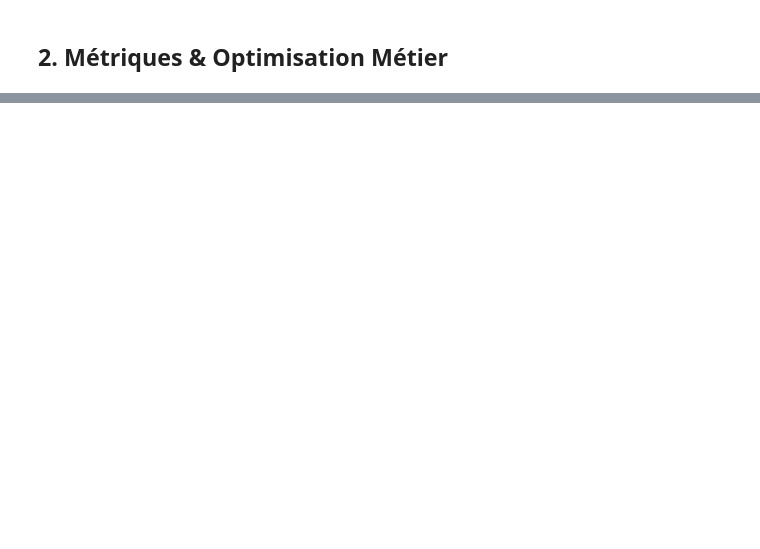
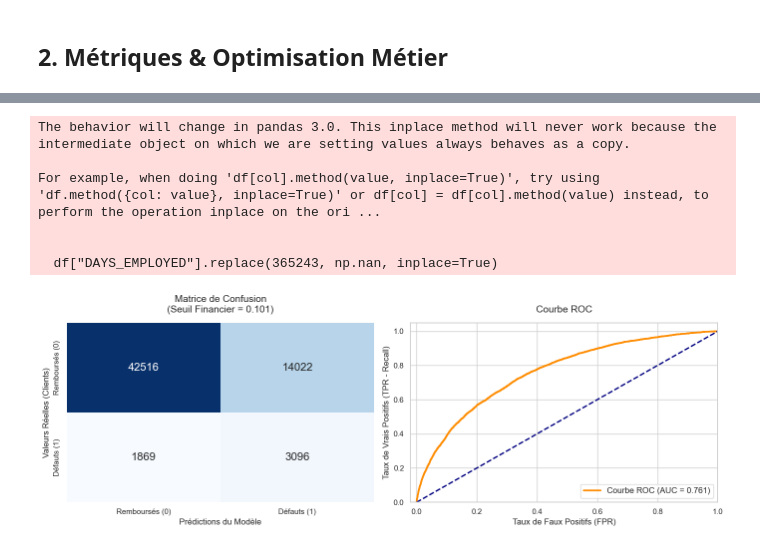
Before and after one commit to richardhugou/Projet-8, a Jupyter notebook: scripts/00_verify_exported_model.ipynb, the cells around one changed output, grey strips where cells are left out. Cells and saved outputs as stored; diff of their text form; code cells hidden in the pictures; blank space fills up the shorter version.

Commit message:
j'ai oublié de commit... Refaire le modèle pour qu'il soit fit par optuna avec les 50 paramètres, pas aussi bon qu'en P6, mais c'est valable

```diff
--- a/scripts/00_verify_exported_model.ipynb
+++ b/scripts/00_verify_exported_model.ipynb
@@ -27,0 +56,77 @@ print(f"Precision : {metrics['precision']:.4f}")
+# %%
+import pandas as pd
+import numpy as np
+import matplotlib.pyplot as plt
+import seaborn as sns
+from sklearn.metrics import roc_curve, auc, confusion_matrix
+from sklearn.model_selection import train_test_split
+import re
+
+# 1. On recharge les mêmes données de validation
+DATA_PATH = "../internal_doc/Projet 6/Projet+Mise+en+prod+-+home-credit-default-risk/application_train.csv"
+df = pd.read_csv(DATA_PATH)
+
+# Feature Engineering Rapide (Identique à l'entrainement)
+df["DAYS_EMPLOYED"].replace(365243, np.nan, inplace=True)
+df["DAYS_EMPLOYED_PERCENT"] =  df["DAYS_EMPLOYED"] / df["DAYS_BIRTH"]
+df["YEARS_EMPLOYED"] = df["DAYS_EMPLOYED"] / -365
+df["YEARS_BIRTH"] = df["DAYS_BIRTH"] / -365
+df["CREDIT_INCOME_PERCENT"] = df["AMT_CREDIT"] / df["AMT_INCOME_TOTAL"]
+df["ANNUITY_INCOME_PERCENT"] = df["AMT_ANNUITY"] / df["AMT_INCOME_TOTAL"]
+df["CREDIT_TERM"] = df["AMT_ANNUITY"] / df["AMT_CREDIT"]
+
+y = df["TARGET"]
+X = df.drop(columns=["TARGET", "SK_ID_CURR"])
+
+# Encodage One-hot & Nettoyage Noms
+cat_columns = X.select_dtypes(include=["object"]).columns.tolist()
+X = pd.get_dummies(X, columns=cat_columns, drop_first=True)
+X = X.rename(columns=lambda x: re.sub('[^A-Za-z0-9_]+', '', x))
+
+# SPLIT IDENTIQUE (Seed 42)
+_, X_val, _, y_val = train_test_split(X, y, test_size=0.2, random_state=42, stratify=y)
+
+# On filtre uniquement sur les Top features de l'Artefact
+X_val_top = X_val[artefact["features"]]
+
+# 2. Prédiction via l'Artefact
+X_val_imp = artefact["imputer"].transform(X_val_top)
+y_proba = artefact["model"].predict_proba(X_val_imp)[:, 1]
+best_t = artefact["metrics"]["best_threshold"]
+y_pred = (y_proba >= best_t).astype(int)
+
+# 3. Affichage Heatmap et ROC
+sns.set_theme(style="whitegrid")
+fig, (ax1, ax2) = plt.subplots(1, 2, figsize=(14, 5))
+
+# Matrice de Confusion (Heatmap)
+cm = confusion_matrix(y_val, y_pred)
+sns.heatmap(cm, annot=True, fmt='d', cmap='Blues', ax=ax1, cbar=False, annot_kws={"size": 16})
+ax1.set_title(f"Matrice de Confusion\n(Seuil Financier = {best_t:.3f})", fontsize=14, pad=15)
+ax1.set_xlabel("Prédictions du Modèle", fontsize=12)
+ax1.set_ylabel("Valeurs Réelles (Clients)", fontsize=12)
+ax1.xaxis.set_ticklabels(['Remboursés (0)', 'Défauts (1)'])
+ax1.yaxis.set_ticklabels(['Remboursés (0)', 'Défauts (1)'])
+
+# Courbe ROC
+fpr, tpr, _ = roc_curve(y_val, y_proba)
+roc_auc = auc(fpr, tpr)
+ax2.plot(fpr, tpr, color='darkorange', lw=2.5, label=f'Courbe ROC (AUC = {roc_auc:.3f})')
+ax2.plot([0, 1], [0, 1], color='navy', lw=2, linestyle='--')
+ax2.set_xlim([-0.02, 1.0])
+ax2.set_ylim([0.0, 1.05])
+ax2.set_xlabel('Taux de Faux Positifs (FPR)', fontsize=12)
+ax2.set_ylabel('Taux de Vrais Positifs (TPR - Recall)', fontsize=12)
+ax2.set_title('Courbe ROC', fontsize=14, pad=15)
+ax2.legend(loc="lower right", fontsize=12)
+
+plt.tight_layout()
+plt.show()
+# %% [output]
+The behavior will change in pandas 3.0. This inplace method will never work because the intermediate object on which we are setting values always behaves as a copy.
+
+For example, when doing 'df[col].method(value, inplace=True)', try using 'df.method({col: value}, inplace=True)' or df[col] = df[col].method(value) instead, to perform the operation inplace on the ori ...
+
+
+  df["DAYS_EMPLOYED"].replace(365243, np.nan, inplace=True)
+[figure, added]
```
Also changed, not shown: parts of 3 cells of this notebook, 24 other files.
